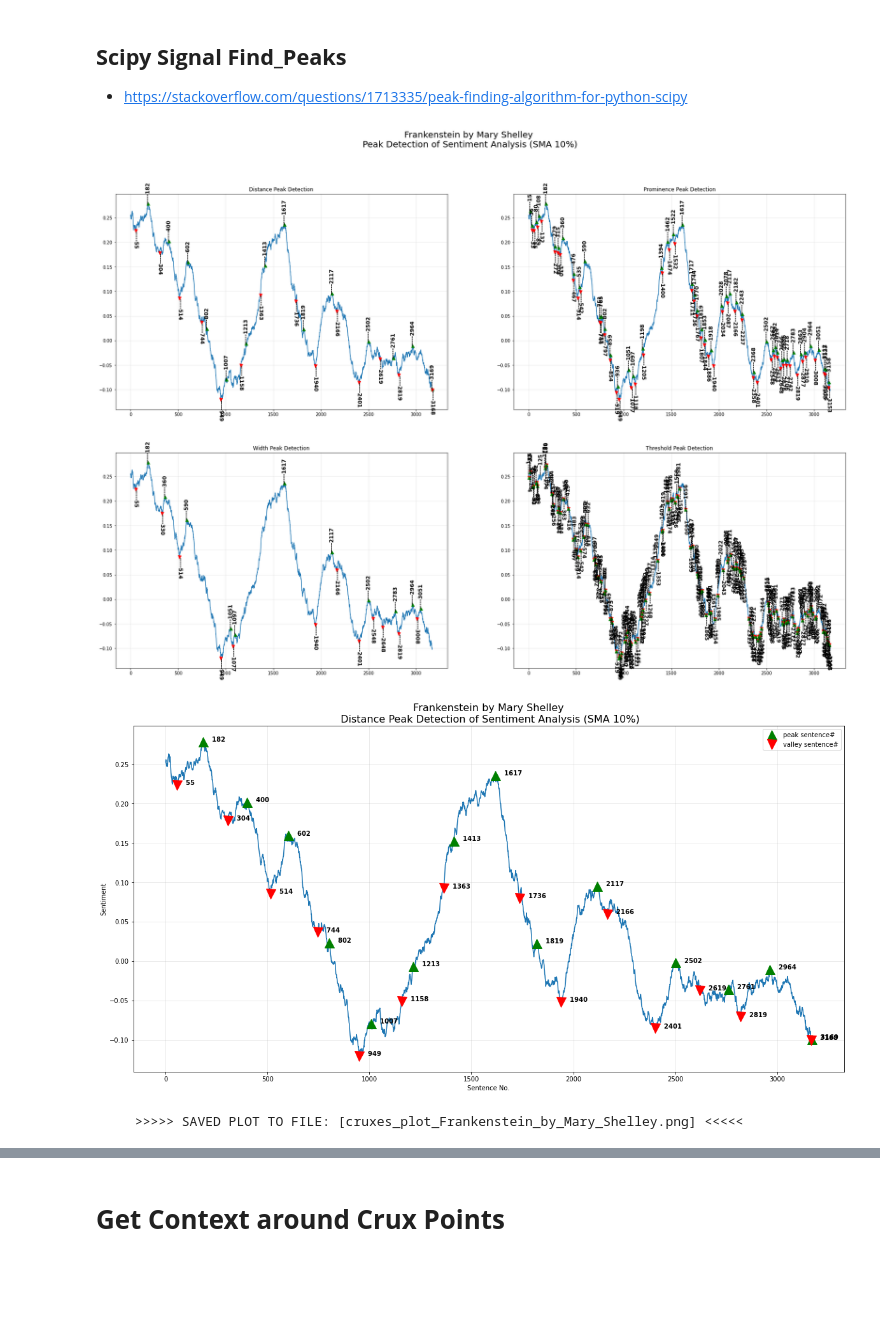
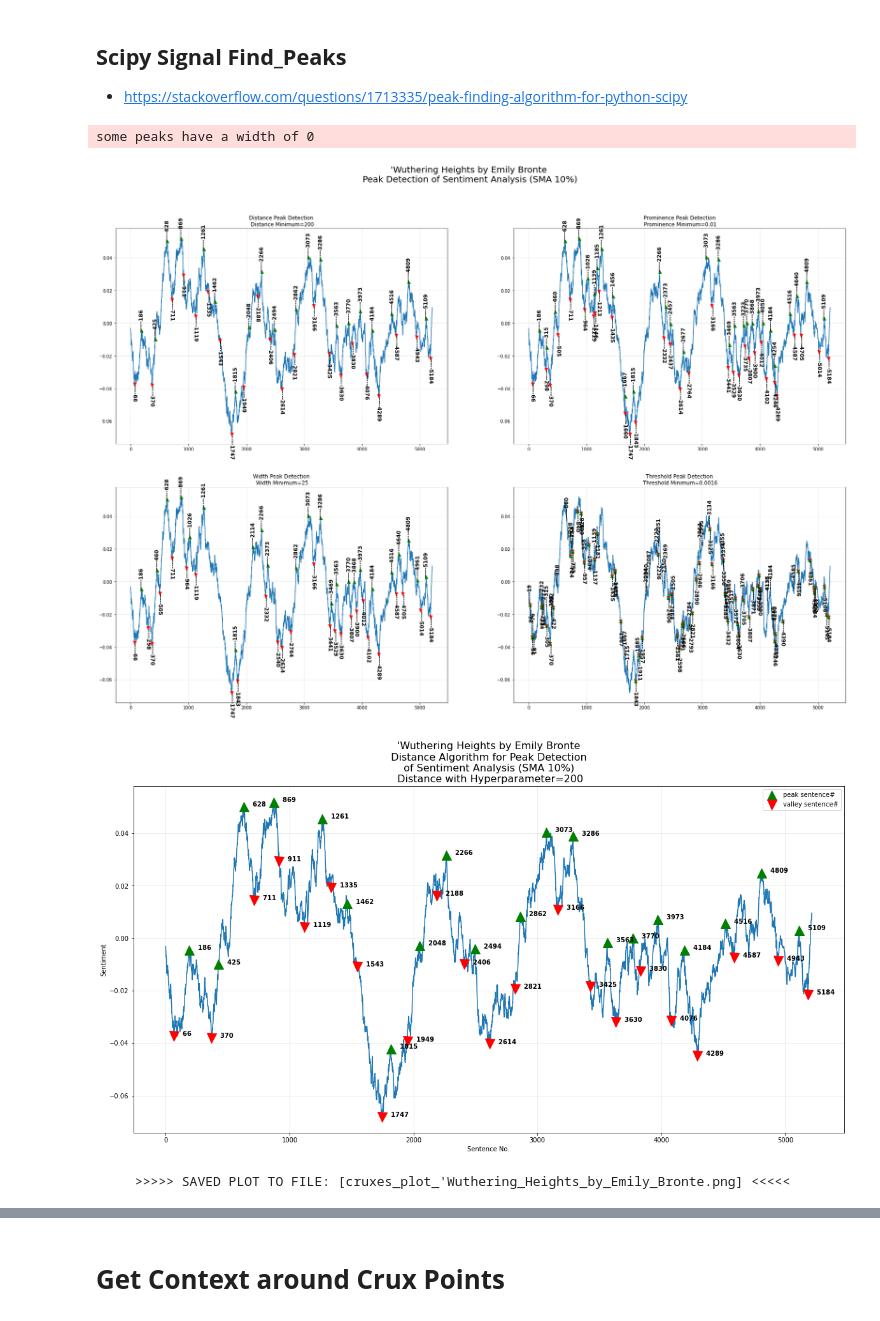
Before and after one commit to jon-chun/sentiment_cruxes, a Jupyter notebook: sa_gutenberg_class_Nov1st.ipynb, the cells around one changed output, grey strips where cells are left out. Drawn from its saved outputs; the diff is of its cells as text; code cells hidden in the pictures; blank space fills up the shorter version.

```diff
--- a/sa_gutenberg_class_Nov1st.ipynb
+++ b/sa_gutenberg_class_Nov1st.ipynb
@@ -263,9 +263,9 @@ import requests
 #@title Enter the URL of your novel at ***gutenberg.net.au***
 #@markdown Paste the URL to the ***HTML version*** (not plain text).
 
-Novel_Title = 'Frankenstein by Mary Shelley'  #@param {type: "string"}
+Novel_Title = "'Wuthering Heights by Emily Bronte"  #@param {type: "string"}
 
-Gutenberg_URL = 'https://gutenberg.net.au/ebooks/z00006.html'  #@param {type: "string"}
+Gutenberg_URL = 'https://www.gutenberg.org/cache/epub/768/pg768-images.html'  #@param {type: "string"}
 # %%
 # Get raw HTML of novel from Gutenberg.net.au
 
@@ -360,10 +357,10 @@ This site is full of FREE ebooks - Project Gutenberg Australia
 **Enter the First and Last several words to use as RegEx for trimming header/footers**
 # %%
 #@title Enter the first sentence in the body of your novel
-sentence_first_str = 'St. Petersburgh, Dec. 11th'  #@param {type: "string"}
+sentence_first_str = '1801\u2014I have just returned from a visit to my landlord'  #@param {type: "string"}
 
 #@title Enter the last sentence in the body of your novel
-sentence_last_str = 'waves and lost in darkness and distance.'  #@param {type: "string"}
+sentence_last_str = 'imagine unquiet slumbers for the sleepers in that quiet earth.'  #@param {type: "string"}
 # %%
 # Strip off the header
 novel_clean = ' '.join(novel_str.partition(sentence_first_str)[1:])
@@ -848,7 +845,7 @@ valleys4, _ = find_peaks(x_inv, threshold=threshold_min)     # Required vertical
 plt.subplot(2, 2, 1)
 plt.grid(True, alpha=0.3)
 plt.plot(x)
-plt.title('Distance Peak Detection')
+plt.title(f'Distance Peak Detection\n Distance Minimum={distance_min}')
 plt.plot(peaks, x[peaks], "^g", markersize=7)
 plt.plot(valleys, x[valleys], "vr", markersize=7)
 for x_val in peaks:
@@ -859,7 +856,7 @@ for x_val in valleys:
 plt.subplot(2, 2, 2)
 plt.grid(True, alpha=0.3)
 plt.plot(x)
-plt.title('Prominence Peak Detection')
+plt.title(f'Prominence Peak Detection\n Prominence Minimum={prominence_min}')
 plt.plot(peaks2, x[peaks2], "^g", markersize=7)
 plt.plot(valleys2, x[valleys2], "vr", markersize=7)
 for x_val in peaks2:
@@ -871,7 +868,7 @@ for x_val in valleys2:
 plt.subplot(2, 2, 3)
 plt.grid(True, alpha=0.3)
 plt.plot(x)
-plt.title('Width Peak Detection')
+plt.title(f'Width Peak Detection\n Width Minimum={width_min}')
 plt.plot(valleys3, x[valleys3], "vr", markersize=7)
 plt.plot(peaks3, x[peaks3], "^g", markersize=7)
 for x_val in peaks3:
@@ -883,7 +880,7 @@ for x_val in valleys3:
 plt.subplot(2, 2, 4)
 plt.grid(True, alpha=0.3)
 plt.plot(x)
-plt.title('Threshold Peak Detection')
+plt.title(f'Threshold Peak Detection\n Threshold Minimum={threshold_min}')
 plt.plot(valleys4, x[valleys4], "vr", markersize=7)
 plt.plot(valleys4, x[valleys4], "^g", markersize=7)
 for x_val in peaks4:
@@ -896,7 +893,8 @@ plt.grid(True, alpha=0.3)
 
 plt.show()
 # %% [output]
+some peaks have a width of 0
-[figure, old version]
+[figure, new version]
 # %%
 #@title Select a Peak Detection Algorithms to View in Detail (usually Distance or Width is best):
 
@@ -905,49 +903,53 @@ plt.rcParams['figure.figsize'] = [20, 10]
 Peak_Algorithm = "Distance" #@param ["Distance", "Prominence", "Width", "Threshold"]
 
 if Peak_Algorithm == 'Distance':
+  hyperparam = distance_min
   peaks = peaks
   valleys = valleys
 elif Peak_Algorithm == 'Prominence':
+  hyperparam = prominence_min
   peaks = peaks2
   valleys = valleys2
 elif Peak_Algorithm == 'Width':
+  hyperparam = width_min
   peaks = peaks3
   valleys = valleys3
 else:
   # Assume Peak_Algorithm == 'Threshold'
+  hyperparam = threshold_min
   peaks = peaks4
   valleys = valleys4
 
 # model_name = f'{Sentiment_Model.lower()}_sma10'
 
 # x = novel_clean_df[model_name]
 
 # peaks2, _ = find_peaks(x, prominence=peak_prominence)
 
 # x_inv = pd.Series([-x for x in novel_clean_df[model_name].to_list()])
 # valleys2, _ = find_peaks(x_inv, prominence=peak_prominence)
 
 plt.plot(x)
 plt.plot(peaks, x[peaks], "^g", markersize=15, label='peak sentence#')
 plt.plot(valleys, x[valleys], "vr", markersize=15, label='valley sentence#')
 for x_val in peaks:
   plt.text(x_val, x[x_val], f'    {x_val}', horizontalalignment='left', size='medium', color='black', weight='semibold')
 for x_val in valleys:
   plt.text(x_val, x[x_val], f'    {x_val}', horizontalalignment='left', size='medium', color='black', weight='semibold')
-plt.title(f'{Novel_Title}\n {Peak_Algorithm} Peak Detection of Sentiment Analysis (SMA {window_percent}%)', fontsize=16)
+plt.title(f'{Novel_Title}\n {Peak_Algorithm} Algorithm for Peak Detection \n of Sentiment Analysis (SMA {window_percent}%) \n {Peak_Algorithm} with Hyperparameter={hyperparam}', fontsize=16)
 plt.ylabel('Sentiment')
 plt.xlabel('Sentence No.')
 plt.legend(loc='best')
 plt.grid(True, alpha=0.3)
 
 filename_plot = f"cruxes_plot_{Novel_Title.replace(' ', '_')}.png"
 plt.savefig(filename_plot, dpi=300)
 plt.show();
 
 print(f'\n\n     >>>>> SAVED PLOT TO FILE: [{filename_plot}] <<<<<')
 # %% [output]
-[figure, old version]
+[figure, new version]
-     >>>>> SAVED PLOT TO FILE: [cruxes_plot_Frankenstein_by_Mary_Shelley.png] <<<<<
+     >>>>> SAVED PLOT TO FILE: [cruxes_plot_'Wuthering_Heights_by_Emily_Bronte.png] <<<<<
 # %%
 # Download Crux Point Plot file 'crux_plot.png' to your laptop
 
```
Also changed, not shown: parts of 32 cells of this notebook.
